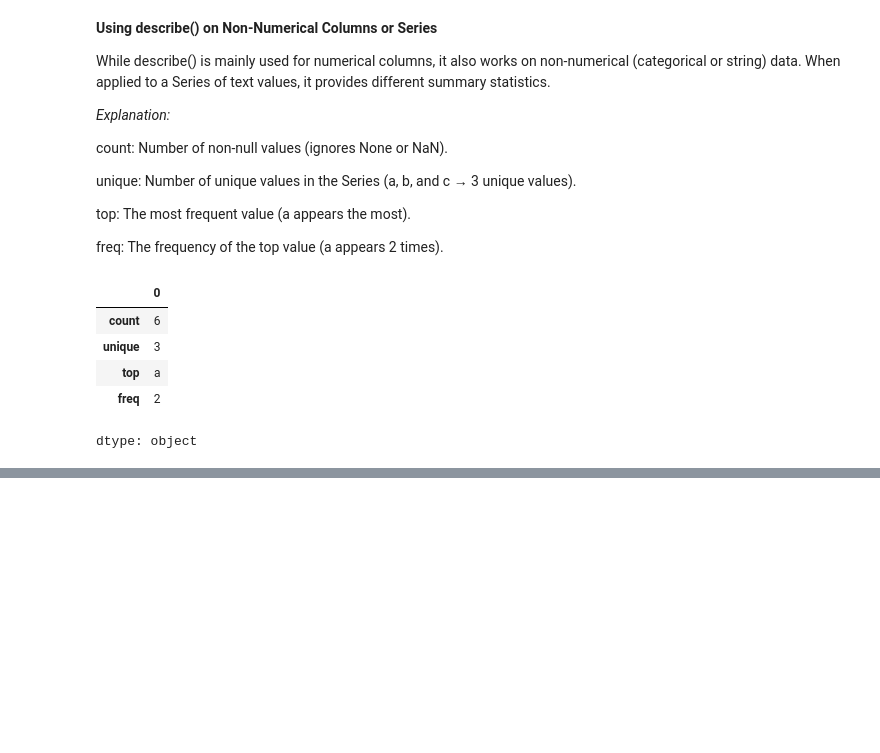
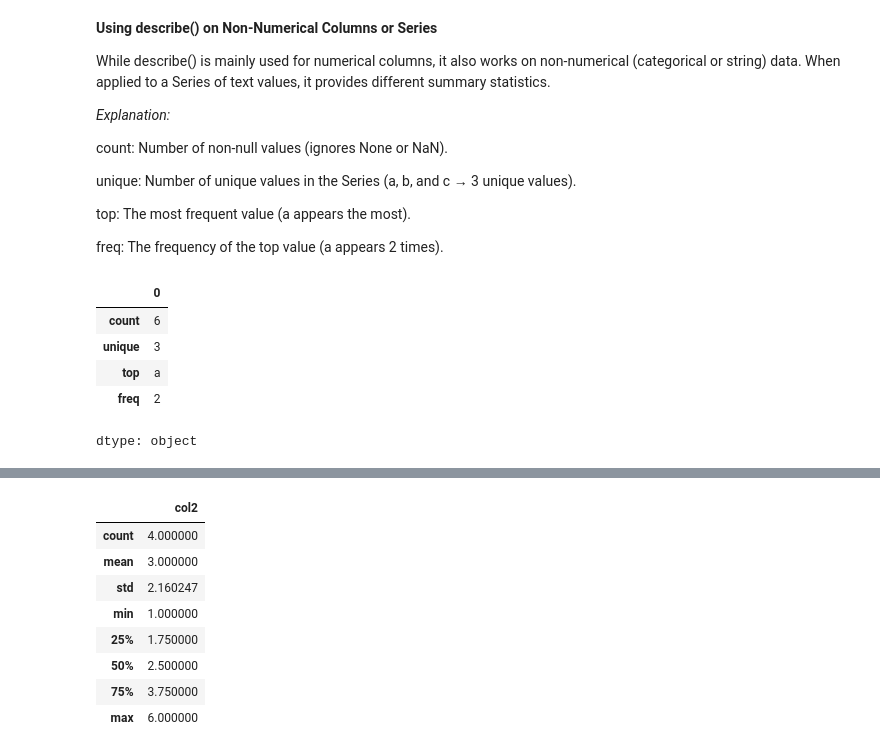
Before and after one commit to BabakDavarmanesh/Learning_Pandas, a Jupyter notebook: Learning_Pandas.ipynb, the cells around one changed output, grey strips where cells are left out. Saved outputs shown, nothing was run; the diff lists cells and outputs as text; code cells hidden in the pictures; blank space fills up the shorter version.

```diff
--- a/Learning_Pandas.ipynb
+++ b/Learning_Pandas.ipynb
@@ -202,0 +267,12 @@ dtype: object
+# %%
+frame.describe(include="number")
+# %% [output]
+|  | col2 |
+| count | 4.000000 |
+| mean | 3.000000 |
+| std | 2.160247 |
+| min | 1.000000 |
+| 25% | 1.750000 |
+| 50% | 2.500000 |
+| 75% | 3.750000 |
+| max | 6.000000 |
```
Also changed, not shown: parts of 5 cells of this notebook.
